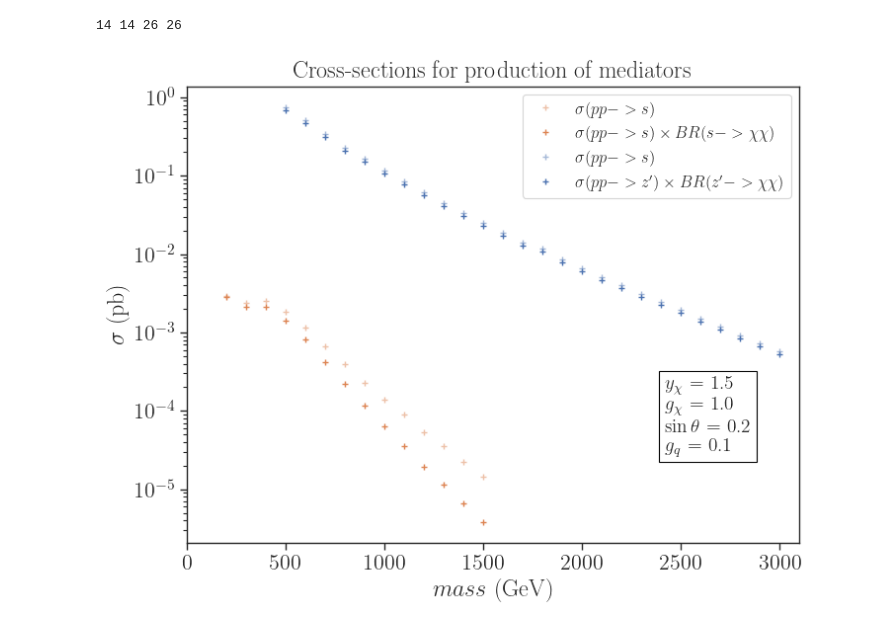
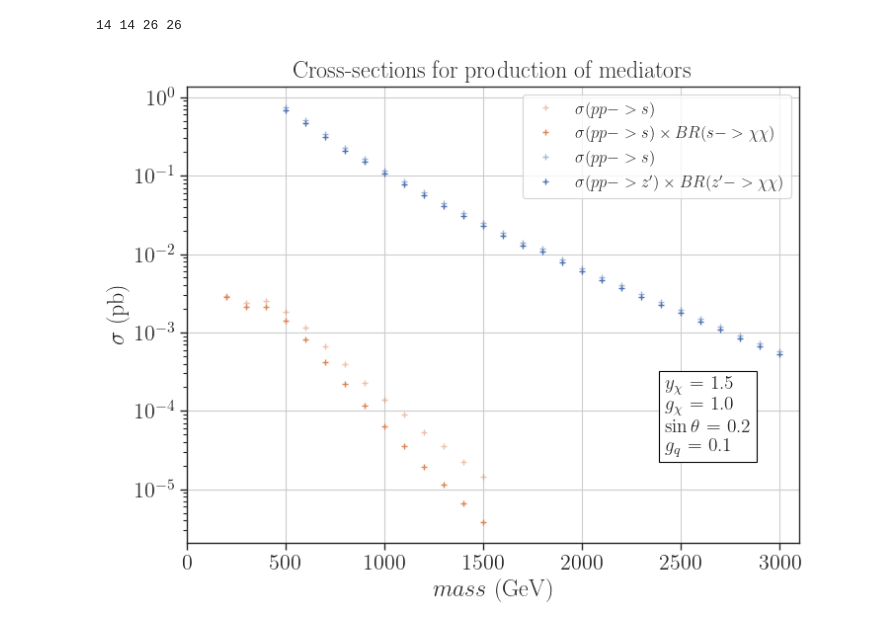
Before and after one commit to SModelS/smodelsv3-paper, a Jupyter notebook: notebooks/Plot-xsec-BR.ipynb, the cells around one changed output. Saved outputs shown, nothing was run; the diff lists cells and outputs as text; code cells hidden in the pictures.

```diff
--- a/notebooks/Plot-xsec-BR.ipynb
+++ b/notebooks/Plot-xsec-BR.ipynb
@@ -108,40 +108,40 @@ print(len(dataS), len(brS), len(dataZ), len(brZ))
 14 14 26 26
 # %%
 colors = {label : sns.color_palette('deep', n_colors=16)[i] for i,label in enumerate(pclFiles.keys())}
-# %%
-# plot cross-section
-plt.figure(figsize=(8,6))
-
-plt.plot(dataS['$m_{med}$'], dataS['x-sec pT-250 (pb)'], label=r'$\sigma(pp -> s)$',
-         color=colors['pp->sd'], alpha=0.5, marker='+', linestyle='')
-
-
-plt.plot(dataS['$m_{med}$'], np.array(dataS['x-sec pT-250 (pb)'])*np.array(brS['$BR(med>\\chi\\chi)$']),
-         label=r'$\sigma(pp -> s) \times BR(s -> \chi \chi) $', color=colors['pp->sd'], marker='+', linestyle='')
-
-
-plt.plot(dataZ['$m_{med}$'], dataZ['x-sec pT-250 (pb)'], label=r'$\sigma(pp -> s)$',
-         color=colors['pp->zp'], alpha=0.5, marker='+', linestyle='')
-
-
-plt.plot(dataZ['$m_{med}$'], np.array(dataZ['x-sec pT-250 (pb)'])*np.array(brZ['$BR(med>\\chi\\chi)$']),
-         label=r'$\sigma(pp -> z^{\prime}) \times BR(z^{\prime} -> \chi \chi) $', color=colors['pp->zp'],
-         marker='+', linestyle='')
-
-
-# plt.hlines(0.11, xmin=0.0, xmax=3100, linestyles='--', alpha=0.2, color='gray')
-plt.yscale('log')
-
-plt.title('Cross-sections for production of mediators')
-plt.xlabel(r'$mass$ (GeV)')
-plt.ylabel(r'$\sigma$ (pb)')
-
-plt.text(0.78,0.2,textstr,fontsize=14,bbox=dict(facecolor='none', edgecolor='black'),
-         transform = plt.gca().transAxes)
-plt.xlim(0.0, 3100)
-
-
-plt.legend(fontsize=12, loc='upper right')
-plt.show()
-# %% [output]
-[figure, removed]
+# %%
+# plot cross-section
+plt.figure(figsize=(8,6))
+
+plt.plot(dataS['$m_{med}$'], dataS['x-sec pT-250 (pb)'], label=r'$\sigma(pp -> s)$',
+         color=colors['pp->sd'], alpha=0.5, marker='+', linestyle='')
+
+
+plt.plot(dataS['$m_{med}$'], np.array(dataS['x-sec pT-250 (pb)'])*np.array(brS['$BR(med>\\chi\\chi)$']),
+         label=r'$\sigma(pp -> s) \times BR(s -> \chi \chi) $', color=colors['pp->sd'], marker='+', linestyle='')
+
+
+plt.plot(dataZ['$m_{med}$'], dataZ['x-sec pT-250 (pb)'], label=r'$\sigma(pp -> s)$',
+         color=colors['pp->zp'], alpha=0.5, marker='+', linestyle='')
+
+
+plt.plot(dataZ['$m_{med}$'], np.array(dataZ['x-sec pT-250 (pb)'])*np.array(brZ['$BR(med>\\chi\\chi)$']),
+         label=r'$\sigma(pp -> z^{\prime}) \times BR(z^{\prime} -> \chi \chi) $', color=colors['pp->zp'],
+         marker='+', linestyle='')
+
+
+# plt.hlines(0.11, xmin=0.0, xmax=3100, linestyles='--', alpha=0.2, color='gray')
+plt.yscale('log')
+
+plt.title('Cross-sections for production of mediators')
+plt.xlabel(r'$mass$ (GeV)')
+plt.ylabel(r'$\sigma$ (pb)')
+
+plt.text(0.78,0.2,textstr,fontsize=14,bbox=dict(facecolor='white', edgecolor='black'),
+         transform = plt.gca().transAxes)
+plt.xlim(0.0, 3100)
+plt.grid(which='major')
+
+plt.legend(fontsize=12, loc='upper right')
+plt.show()
+# %% [output]
+[figure, added]
```
Also changed, not shown: parts of 8 cells of this notebook, 2 other files.
